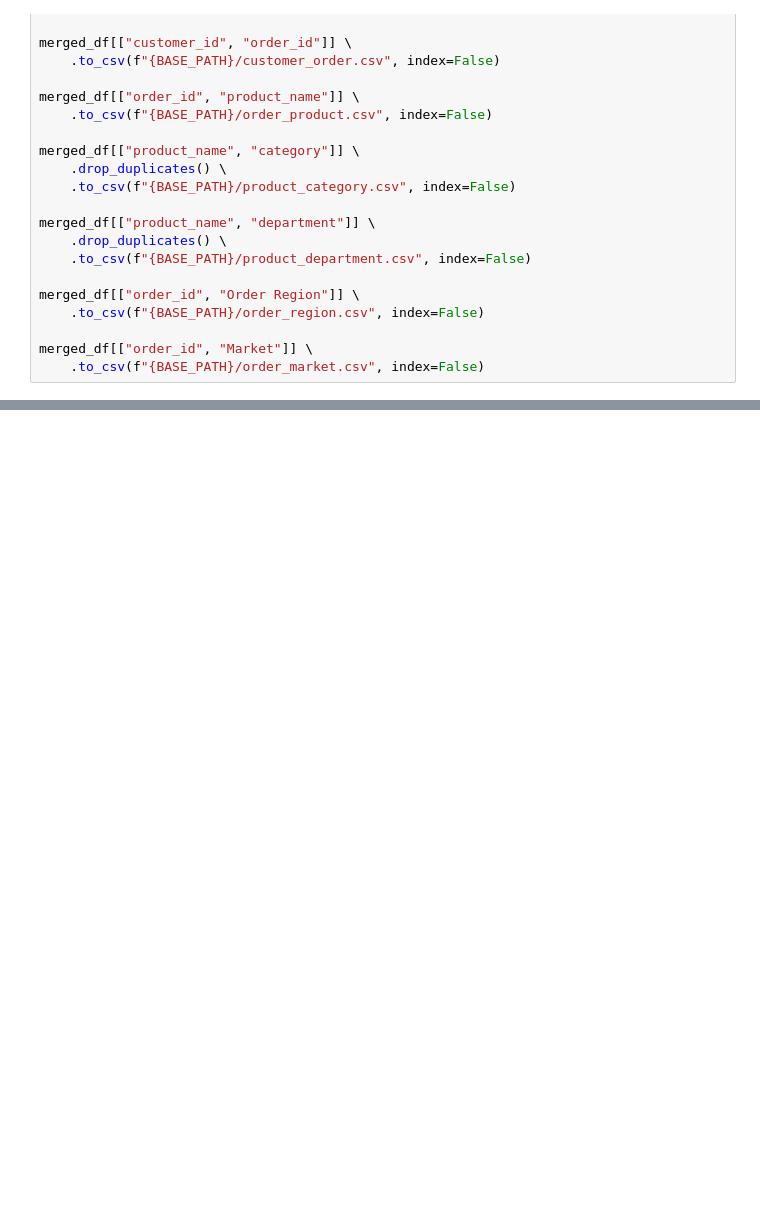
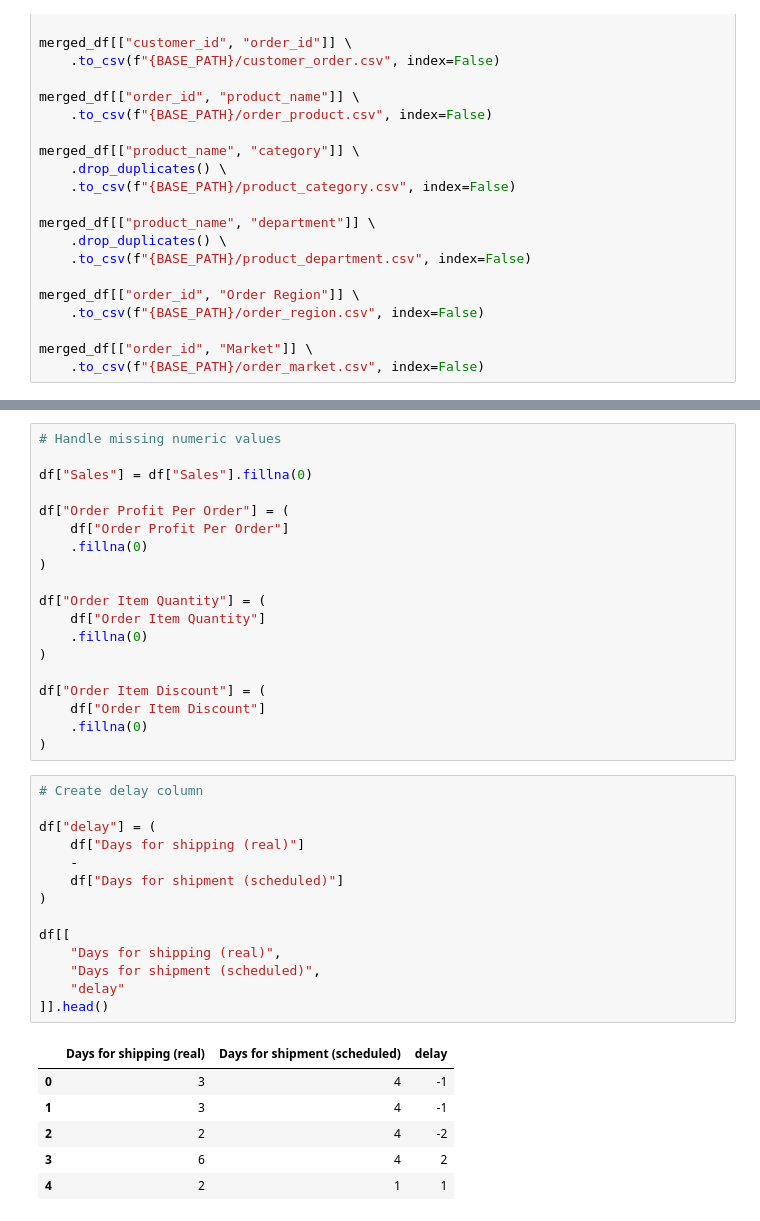
Before and after one commit to AryaTamhane18/BigData_and_BI_CapstoneProject, a Jupyter notebook: notebooks/01_etl.ipynb, the cells around one changed output, grey strips where cells are left out. Drawn from its saved outputs; the diff is of its cells as text; blank space fills up the shorter version.

```diff
--- a/notebooks/01_etl.ipynb
+++ b/notebooks/01_etl.ipynb
@@ -262,0 +280,40 @@ merged_df[["order_id", "Market"]] \
+# %%
+# Handle missing numeric values
+
+df["Sales"] = df["Sales"].fillna(0)
+
+df["Order Profit Per Order"] = (
+    df["Order Profit Per Order"]
+    .fillna(0)
+)
+
+df["Order Item Quantity"] = (
+    df["Order Item Quantity"]
+    .fillna(0)
+)
+
+df["Order Item Discount"] = (
+    df["Order Item Discount"]
+    .fillna(0)
+)
+# %%
+# Create delay column
+
+df["delay"] = (
+    df["Days for shipping (real)"]
+    -
+    df["Days for shipment (scheduled)"]
+)
+
+df[[
+    "Days for shipping (real)",
+    "Days for shipment (scheduled)",
+    "delay"
+]].head()
+# %% [output]
+|  | Days for shipping (real) | Days for shipment (scheduled) | delay |
+| 0 | 3 | 4 | -1 |
+| 1 | 3 | 4 | -1 |
+| 2 | 2 | 4 | -2 |
+| 3 | 6 | 4 | 2 |
+| 4 | 2 | 1 | 1 |
```
Also changed, not shown: parts of 14 cells of this notebook.
